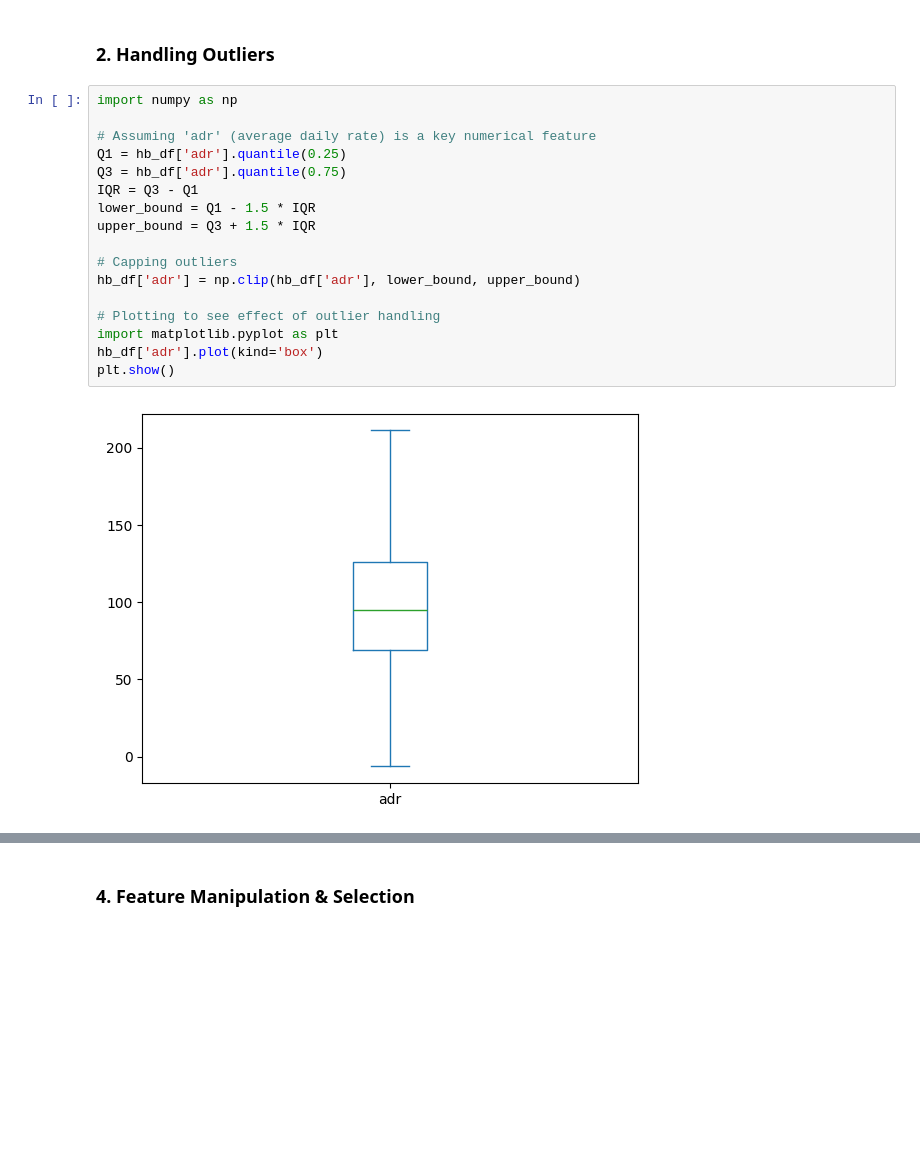
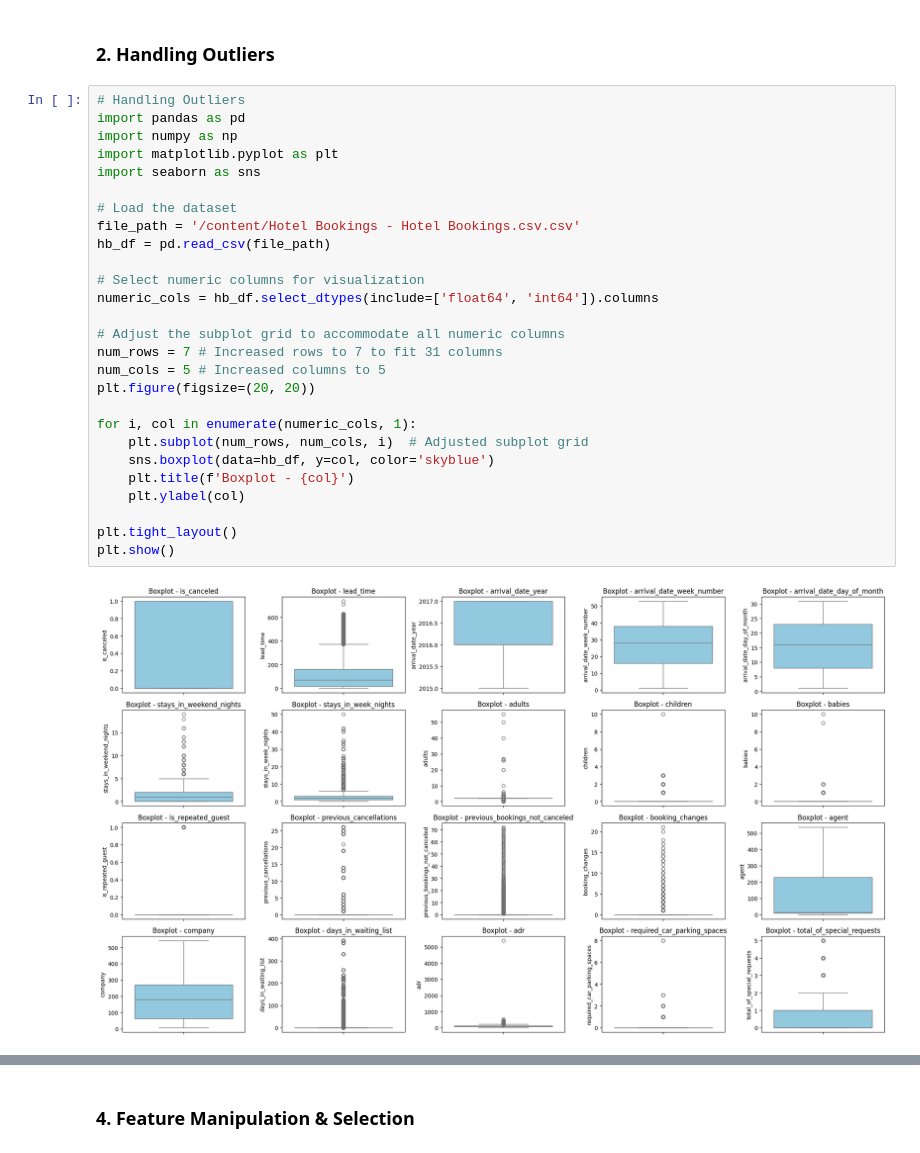
Before and after one commit to PujaH-DS/-Sample-EDA-Submission-HOTEL-BOOKING-Puja, a Jupyter notebook: Sample_EDA_Submission(HOTEL_BOOKING_)_Puja.ipynb, the cells around one changed output, grey strips where cells are left out. Saved outputs shown, nothing was run; the diff lists cells and outputs as text; blank space fills up the shorter version.

```diff
--- a/Sample_EDA_Submission(HOTEL_BOOKING_)_Puja.ipynb
+++ b/Sample_EDA_Submission(HOTEL_BOOKING_)_Puja.ipynb
@@ -1323,22 +1322,32 @@ Each of these insights can help stakeholders understand more about customer beha
 #already handled
 # %% [markdown]
 ### 2. Handling Outliers
-# %%
-import numpy as np
-
-# Assuming 'adr' (average daily rate) is a key numerical feature
-Q1 = hb_df['adr'].quantile(0.25)
-Q3 = hb_df['adr'].quantile(0.75)
-IQR = Q3 - Q1
-lower_bound = Q1 - 1.5 * IQR
-upper_bound = Q3 + 1.5 * IQR
-
-# Capping outliers
-hb_df['adr'] = np.clip(hb_df['adr'], lower_bound, upper_bound)
-
-# Plotting to see effect of outlier handling
-import matplotlib.pyplot as plt
-hb_df['adr'].plot(kind='box')
-plt.show()
-# %% [output]
-[figure, removed]
+# %%
+# Handling Outliers
+import pandas as pd
+import numpy as np
+import matplotlib.pyplot as plt
+import seaborn as sns
+
+# Load the dataset
+file_path = '/content/Hotel Bookings - Hotel Bookings.csv.csv'
+hb_df = pd.read_csv(file_path)
+
+# Select numeric columns for visualization
+numeric_cols = hb_df.select_dtypes(include=['float64', 'int64']).columns
+
+# Adjust the subplot grid to accommodate all numeric columns
+num_rows = 7 # Increased rows to 7 to fit 31 columns
+num_cols = 5 # Increased columns to 5
+plt.figure(figsize=(20, 20))
+
+for i, col in enumerate(numeric_cols, 1):
+    plt.subplot(num_rows, num_cols, i)  # Adjusted subplot grid
+    sns.boxplot(data=hb_df, y=col, color='skyblue')
+    plt.title(f'Boxplot - {col}')
+    plt.ylabel(col)
+
+plt.tight_layout()
+plt.show()
+# %% [output]
+[figure, added]
```
Also changed, not shown: parts of 78 cells of this notebook.
